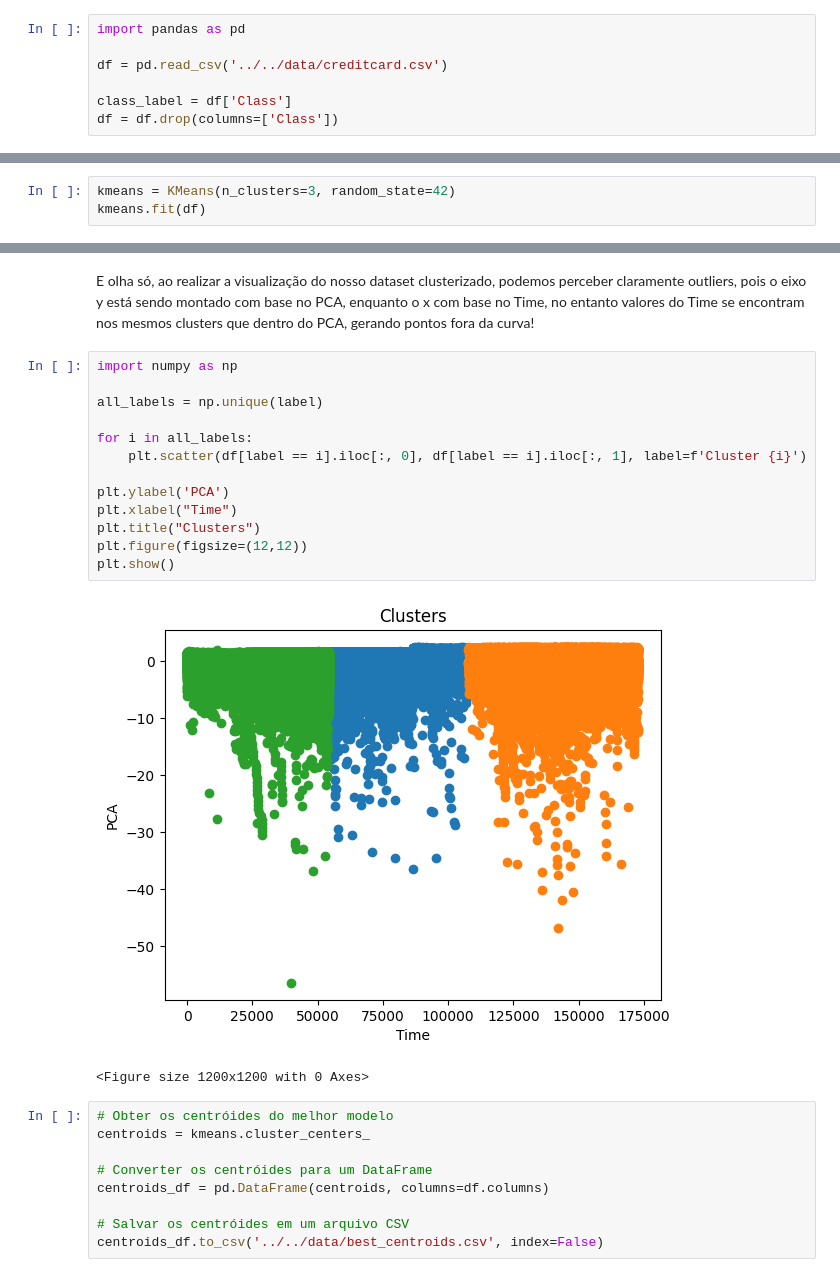
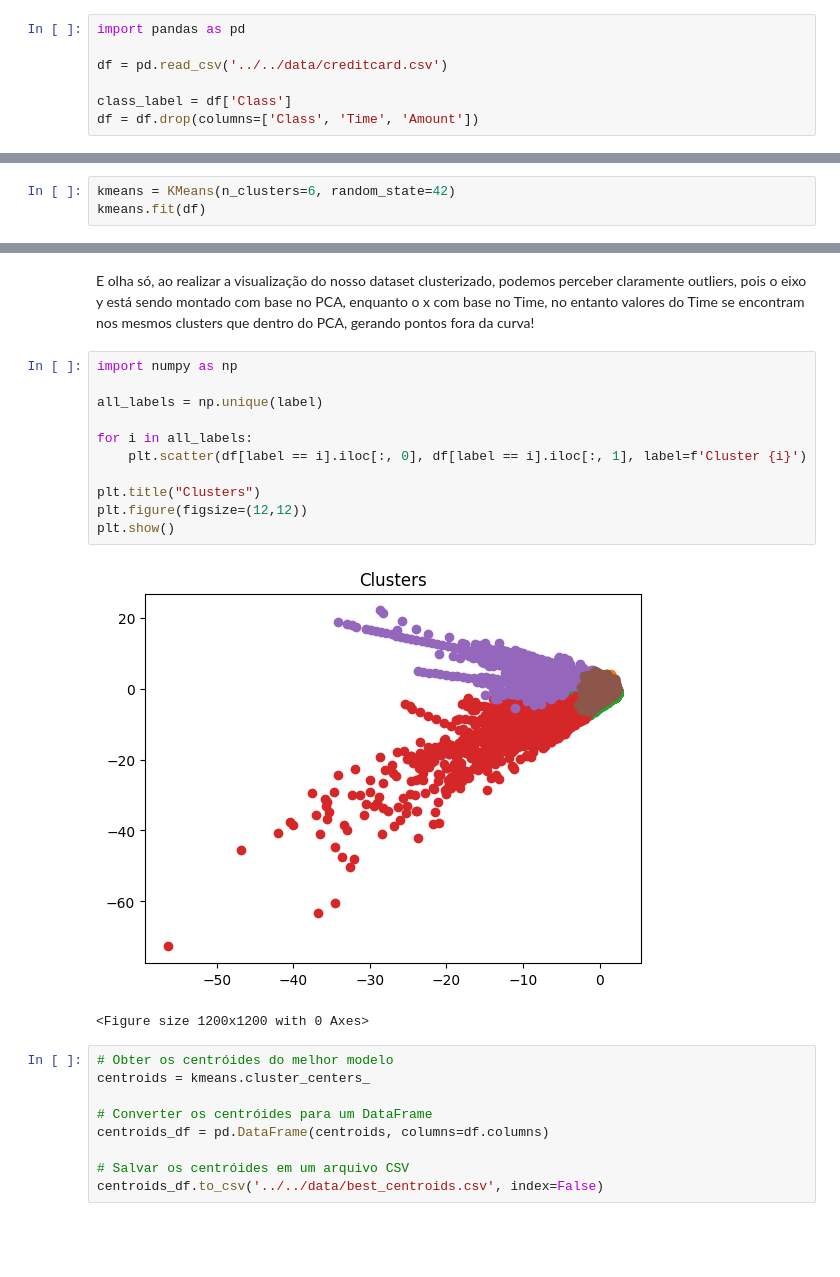
Before and after one commit to carloshgbdev/deteccao-de-fraude, a Jupyter notebook: projeto_original/model/clustering_kmeans.ipynb, the cells around one changed output, grey strips where cells are left out. Saved outputs shown, nothing was run; the diff lists cells and outputs as text; blank space fills up the shorter version.

Commit message:
Atualização da clusterização

```diff
--- a/projeto_original/model/clustering_kmeans.ipynb
+++ b/projeto_original/model/clustering_kmeans.ipynb
@@ -10,7 +10,7 @@ import pandas as pd
 df = pd.read_csv('../../data/creditcard.csv')
 
 class_label = df['Class']
-df = df.drop(columns=['Class'])
+df = df.drop(columns=['Class', 'Time', 'Amount'])
 # %%
 df.shape
 df[df.duplicated()].shape
@@ -75,6 +77,6 @@ plt.show()
 # %% [markdown]
 Vemos que o número ideal de cluster, que possui o maior valor de distância entre a linha e o ponto na curva, é 3. Então podemos trabalhar com 3 clusters para os dados não tratados. Vamos adotar 42 como uma random seed padrão nesse projeto.
 # %%
-kmeans = KMeans(n_clusters=3, random_state=42)
+kmeans = KMeans(n_clusters=6, random_state=42)
 kmeans.fit(df)
 # %% [output]
@@ -110,18 +112,16 @@ E olha só, ao realizar a visualização do nosso dataset clusterizado, podemos
 # %%
 import numpy as np
 
 all_labels = np.unique(label)
 
 for i in all_labels:
     plt.scatter(df[label == i].iloc[:, 0], df[label == i].iloc[:, 1], label=f'Cluster {i}')
 
-plt.ylabel('PCA')
-plt.xlabel("Time")
 plt.title("Clusters")
 plt.figure(figsize=(12,12))
 plt.show()
 # %% [output]
-[figure, old version]
+[figure, new version]
 <Figure size 1200x1200 with 0 Axes>
 # %%
 # Obter os centróides do melhor modelo
```
Also changed, not shown: parts of 29 cells of this notebook, 2 other files.
